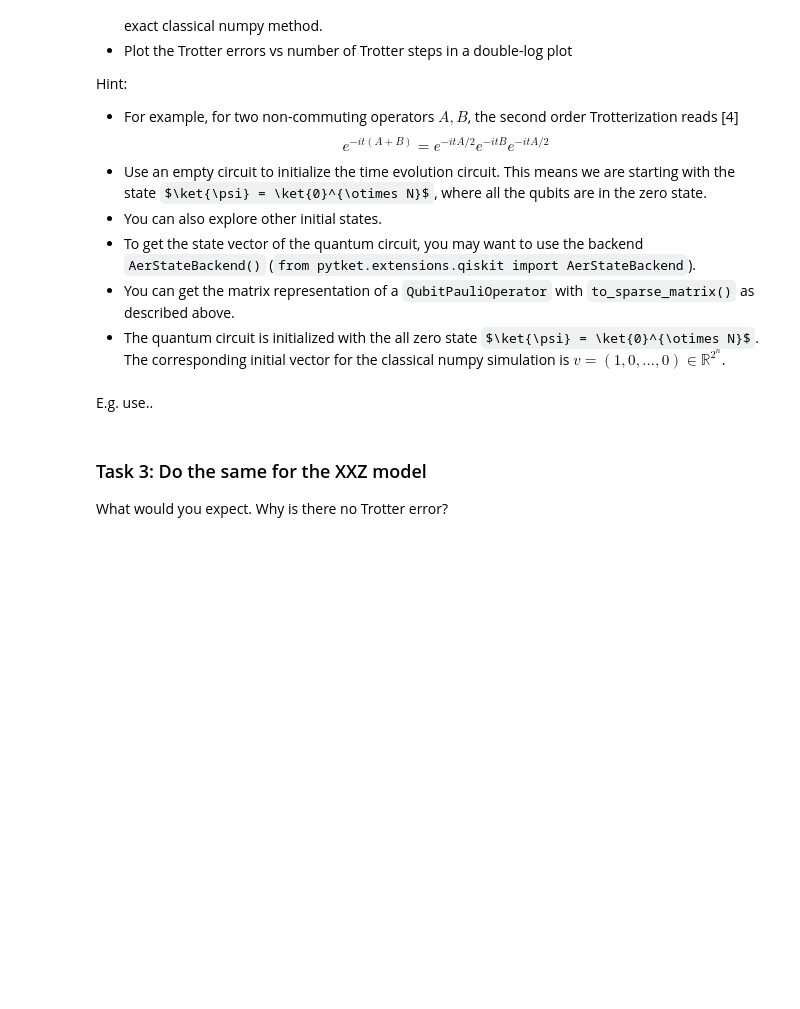
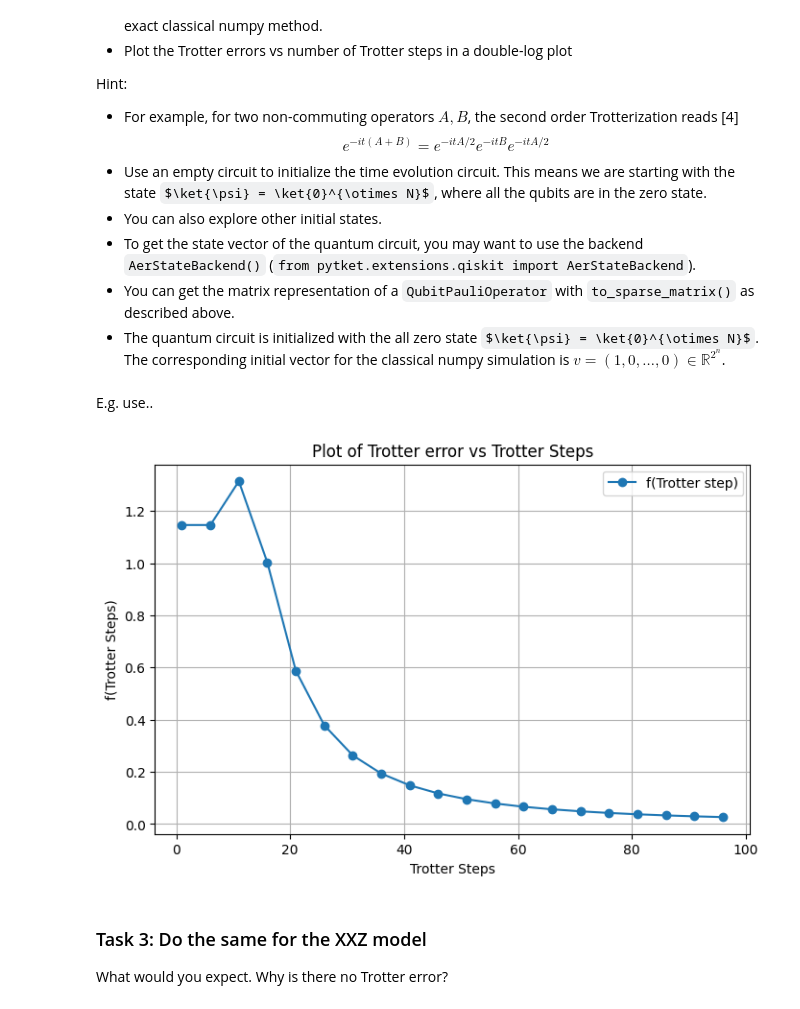
Before and after one commit to SiruLee/2025-Quantinuum, a Jupyter notebook: notebooks/hamiltonian_simulation.ipynb, the cells around one changed output. Cells and saved outputs as stored; diff of their text form; code cells hidden in the pictures; some formulas as TeX source; blank space fills up the shorter version.

```diff
--- a/notebooks/hamiltonian_simulation.ipynb
+++ b/notebooks/hamiltonian_simulation.ipynb
@@ -408,23 +408,25 @@ def trotter_error(N, p, J, g, t):
 # %%
 import matplotlib.pyplot as plt
 
-t = 1
+t = 3
 N = 2
 J = 1.2
 g = 1
 n_trotter_steps = list(range(1, 100, 5))
 
 f_values = [trotter_error(N, p, J, g, t) for p in n_trotter_steps]
 
 # Plot
 plt.figure(figsize=(8, 5))
 plt.plot(n_trotter_steps, f_values, marker='o', linestyle='-', label='f(Trotter step)')
 plt.xlabel('Trotter Steps')
 plt.ylabel('f(Trotter Steps)')
 plt.title('Plot of Trotter error vs Trotter Steps')
 plt.legend()
 plt.grid(True)
 plt.show()
+# %% [output]
+[figure, added]
 # %% [markdown]
 ### Task 3: Do the same for the XXZ model
 
```
